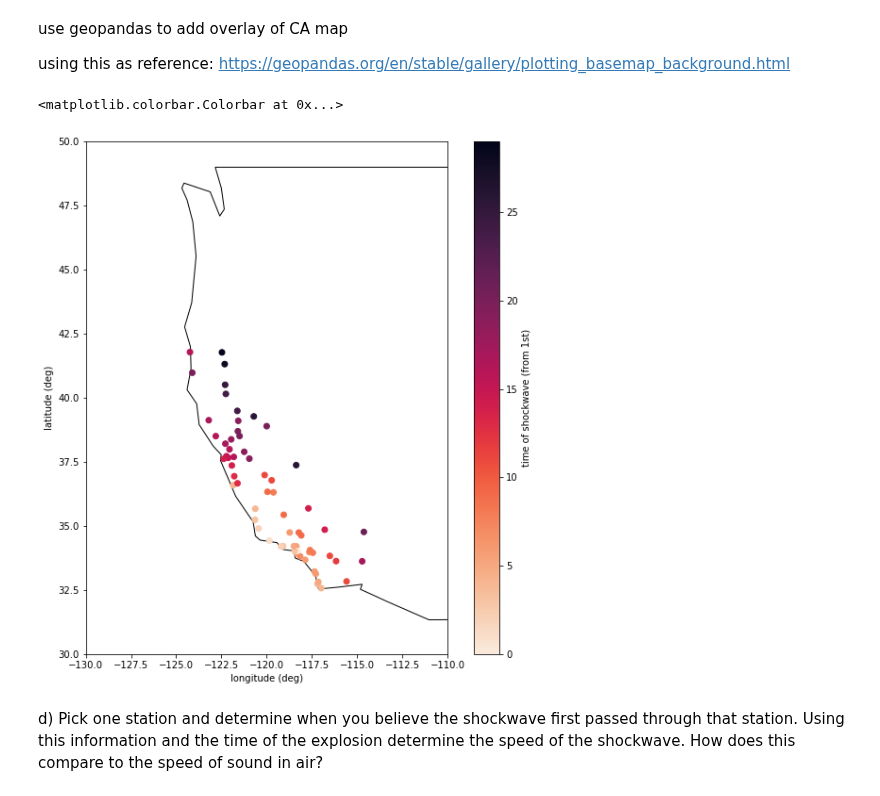
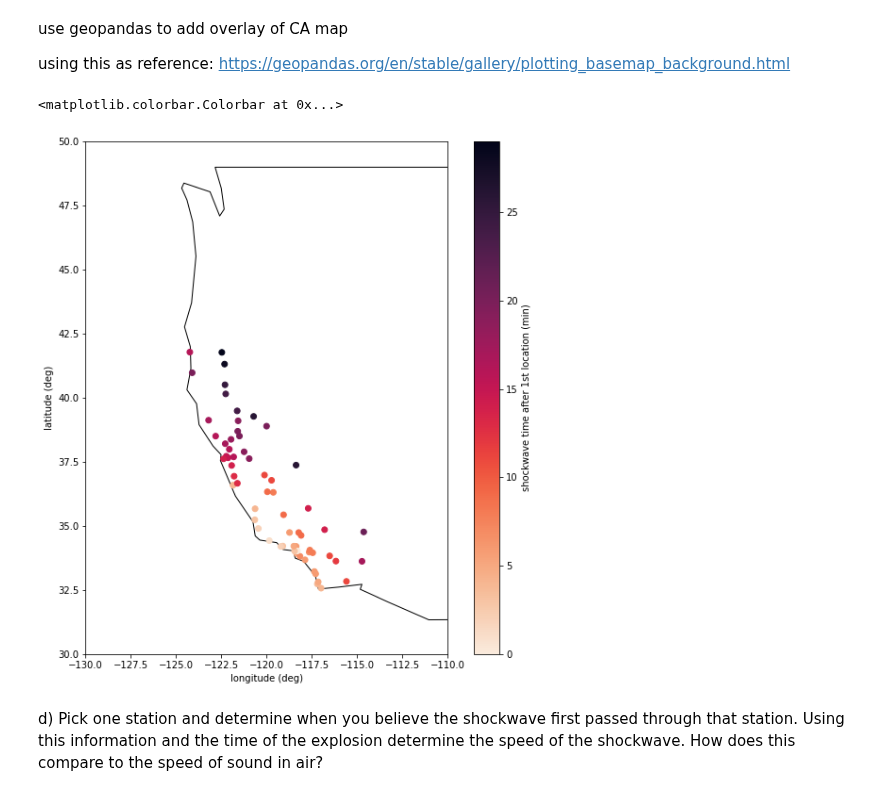
Before and after one commit to zbalewski/python-ay250-homework, a Jupyter notebook: hw_2/hw_2.ipynb, the cells around one changed output. Saved outputs shown, nothing was run; the diff lists cells and outputs as text; code cells hidden in the pictures.

Commit message:
fingers cross figure displays in github

```diff
--- a/hw_2/hw_2.ipynb
+++ b/hw_2/hw_2.ipynb
@@ -270,24 +282,24 @@ USA = maps[maps.name=='United States of America']
 # %%
 # generate figure with CA + all stations, using heatmap to indicate time of shockwave
 
 fig = plt.figure(figsize=(10,10))
 ax = fig.add_subplot()
 
 # show USA map
 USA.plot(ax=ax, edgecolor='k', facecolor='w')
 
 # add staions, using heatmap to indicate time of shockwave
 ss = ax.scatter(df_merged_CA['lon'], df_merged_CA['lat'],
             c=df_merged_CA.wave_peak - df_merged_CA.wave_peak.min(),
             cmap=sns.color_palette('rocket_r', as_cmap=True),
             alpha=1)
 
 # format
 plt.setp(ax, xlim=(-130, -110), ylim=(30, 50), xlabel='longitude (deg)', ylabel='latitude (deg)')
-fig.colorbar(ss, label='time of shockwave (from 1st)') # not sure if using 'fig' here is correct...
+fig.colorbar(ss, label='shockwave time after 1st location (min)') # not sure if using 'fig' here is correct...
 # %% [output]
 <matplotlib.colorbar.Colorbar at 0x...>
-[figure, old version]
+[figure, new version]
 # %% [markdown]
 d) Pick one station and determine when you believe the shockwave first passed through that station. Using this information and the time of the explosion determine the speed of the shockwave. How does this compare to the speed of sound in air?
 # %%
```
Also changed, not shown: parts of 6 cells of this notebook.
